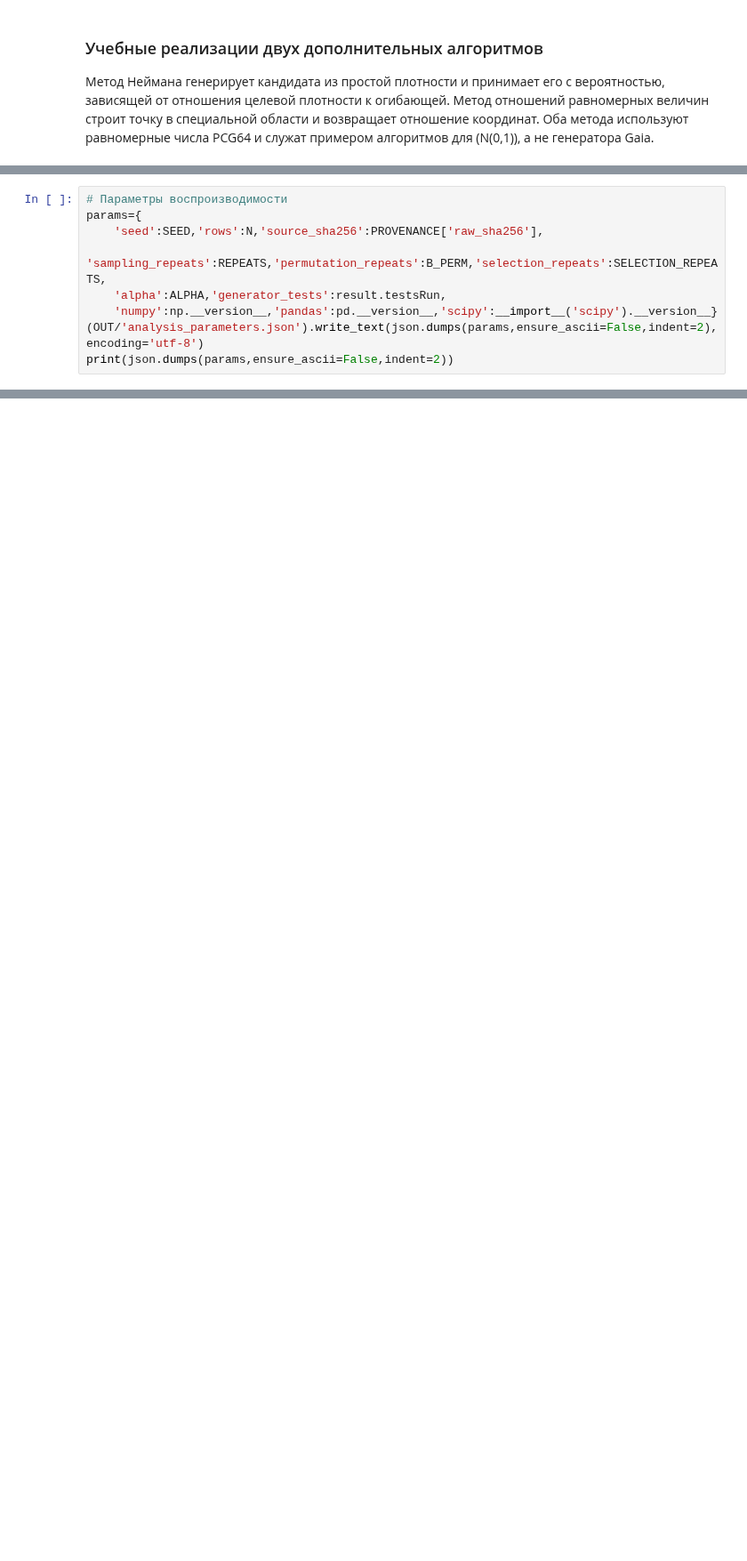
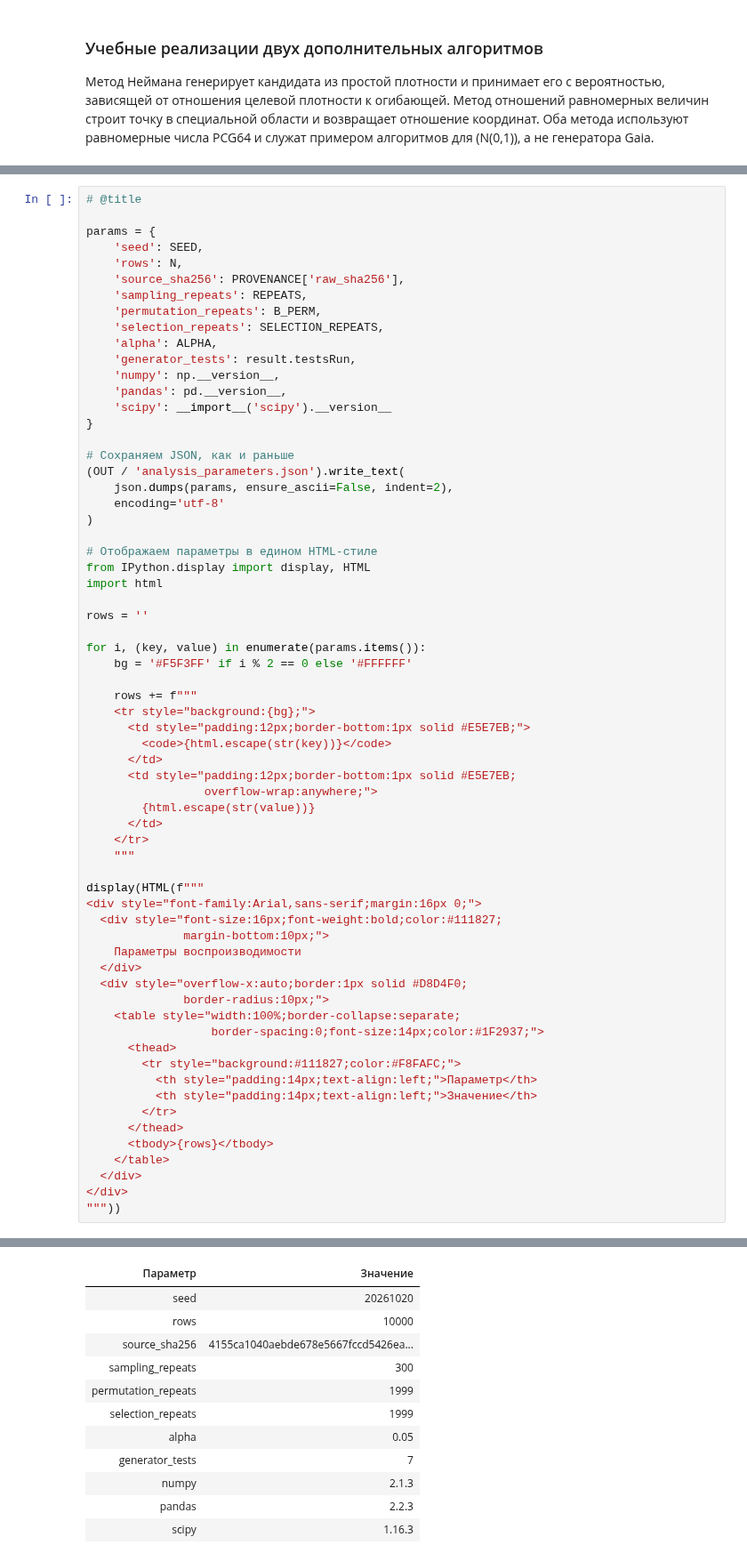
Before and after one commit to sofia28s/statistics, a Jupyter notebook: Lab01_Gaia.ipynb, the cells around one changed output, grey strips where cells are left out. Shown at 89% size. Drawn from its saved outputs; the diff is of its cells as text; blank space fills up the shorter version.

```diff
--- a/Lab01_Gaia.ipynb
+++ b/Lab01_Gaia.ipynb
@@ -1025,12 +3666,68 @@ BP − RP, mag: N=10000, среднее=1.620746, медиана=1.530344, s=0.6
 
    Использовано для формул дисперсии выборочного среднего и поправки на конечную генеральную совокупность.
 # %%
-# Параметры воспроизводимости
-params={
-    'seed':SEED,'rows':N,'source_sha256':PROVENANCE['raw_sha256'],
-    'sampling_repeats':REPEATS,'permutation_repeats':B_PERM,'selection_repeats':SELECTION_REPEATS,
-    'alpha':ALPHA,'generator_tests':result.testsRun,
-    'numpy':np.__version__,'pandas':pd.__version__,'scipy':__import__('scipy').__version__}
-(OUT/'analysis_parameters.json').write_text(json.dumps(params,ensure_ascii=False,indent=2),encoding='utf-8')
-print(json.dumps(params,ensure_ascii=False,indent=2))
+# @title
+
+params = {
+    'seed': SEED,
+    'rows': N,
+    'source_sha256': PROVENANCE['raw_sha256'],
+    'sampling_repeats': REPEATS,
+    'permutation_repeats': B_PERM,
+    'selection_repeats': SELECTION_REPEATS,
+    'alpha': ALPHA,
+    'generator_tests': result.testsRun,
+    'numpy': np.__version__,
+    'pandas': pd.__version__,
+    'scipy': __import__('scipy').__version__
+}
+
+# Сохраняем JSON, как и раньше
+(OUT / 'analysis_parameters.json').write_text(
+    json.dumps(params, ensure_ascii=False, indent=2),
+    encoding='utf-8'
+)
+
+# Отображаем параметры в едином HTML-стиле
+from IPython.display import display, HTML
+import html
+
+rows = ''
+
+for i, (key, value) in enumerate(params.items()):
+    bg = '#F5F3FF' if i % 2 == 0 else '#FFFFFF'
+
+    rows += f"""
+    <tr style="background:{bg};">
+      <td style="padding:12px;border-bottom:1px solid #E5E7EB;">
+        <code>{html.escape(str(key))}</code>
+      </td>
+      <td style="padding:12px;border-bottom:1px solid #E5E7EB;
+                 overflow-wrap:anywhere;">
+        {html.escape(str(value))}
+      </td>
+    </tr>
+    """
+
+display(HTML(f"""
+<div style="font-family:Arial,sans-serif;margin:16px 0;">
+  <div style="font-size:16px;font-weight:bold;color:#111827;
+              margin-bottom:10px;">
+    Параметры воспроизводимости
+  </div>
+  <div style="overflow-x:auto;border:1px solid #D8D4F0;
+              border-radius:10px;">
+    <table style="width:100%;border-collapse:separate;
+                  border-spacing:0;font-size:14px;color:#1F2937;">
+      <thead>
+        <tr style="background:#111827;color:#F8FAFC;">
+          <th style="padding:14px;text-align:left;">Параметр</th>
+          <th style="padding:14px;text-align:left;">Значение</th>
+        </tr>
+      </thead>
+      <tbody>{rows}</tbody>
+    </table>
+  </div>
+</div>
+"""))
 # %% [output]
@@ -1049,0 +3735,12 @@ print(json.dumps(params,ensure_ascii=False,indent=2))
+| Параметр | Значение |
+| seed | 20261020 |
+| rows | 10000 |
+| source_sha256 | 4155ca1040aebde678e5667fccd5426ea... |
+| sampling_repeats | 300 |
+| permutation_repeats | 1999 |
+| selection_repeats | 1999 |
+| alpha | 0.05 |
+| generator_tests | 7 |
+| numpy | 2.1.3 |
+| pandas | 2.2.3 |
+| scipy | 1.16.3 |
```
Also changed, not shown: parts of 76 cells of this notebook.
